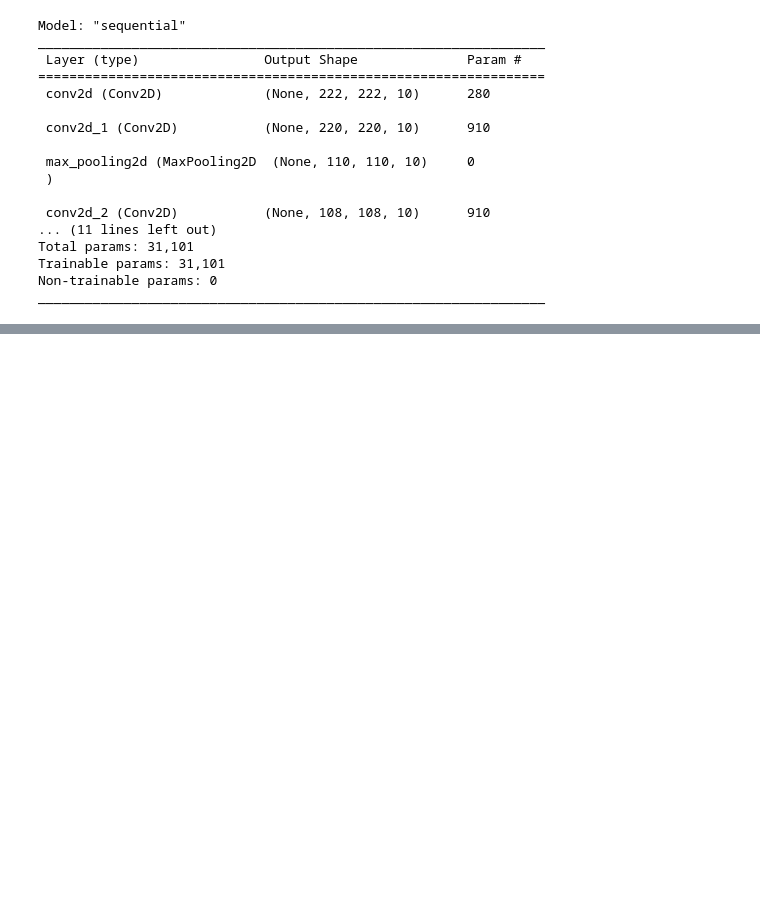
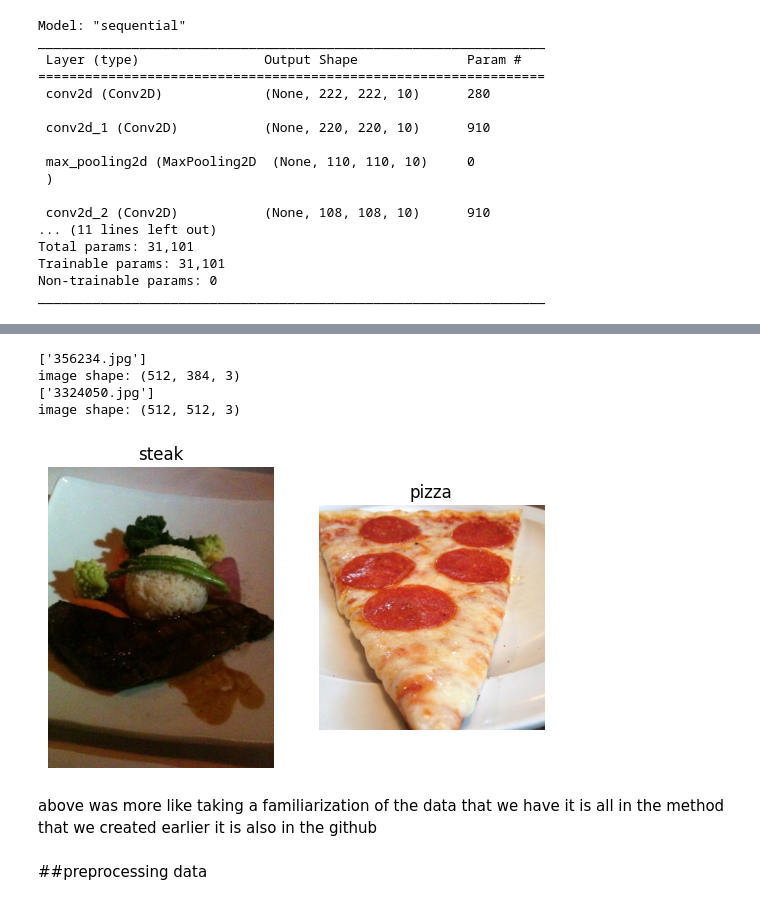
Before and after one commit to itspopoy57/Machinelearning, a Jupyter notebook: 03_Convolutional_Vision.ipynb, the cells around one changed output, grey strips where cells are left out. Cells and saved outputs as stored; diff of their text form; code cells hidden in the pictures; blank space fills up the shorter version.

```diff
--- a/03_Convolutional_Vision.ipynb
+++ b/03_Convolutional_Vision.ipynb
@@ -298,0 +304,20 @@ _________________________________________________________________
+# %%
+#breaking down data
+#visualization
+#visualizing the data that we had
+plt.figure()
+plt.subplot(1,2,1)
+steak_img = view_random_image("pizza_steak/train/", "steak")
+plt.subplot(1,2,2)
+pizza_img = view_random_image("pizza_steak/train/", "pizza")
+# %% [output]
+['356234.jpg']
+image shape: (512, 384, 3)
+['3324050.jpg']
+image shape: (512, 512, 3)
+[figure, added]
+# %% [markdown]
+above was more like taking a familiarization of the data that we have it is all in the method that we created earlier
+it is also in the github
+# %% [markdown]
+##preprocessing data
```
Also changed, not shown: parts of 22 cells of this notebook.
